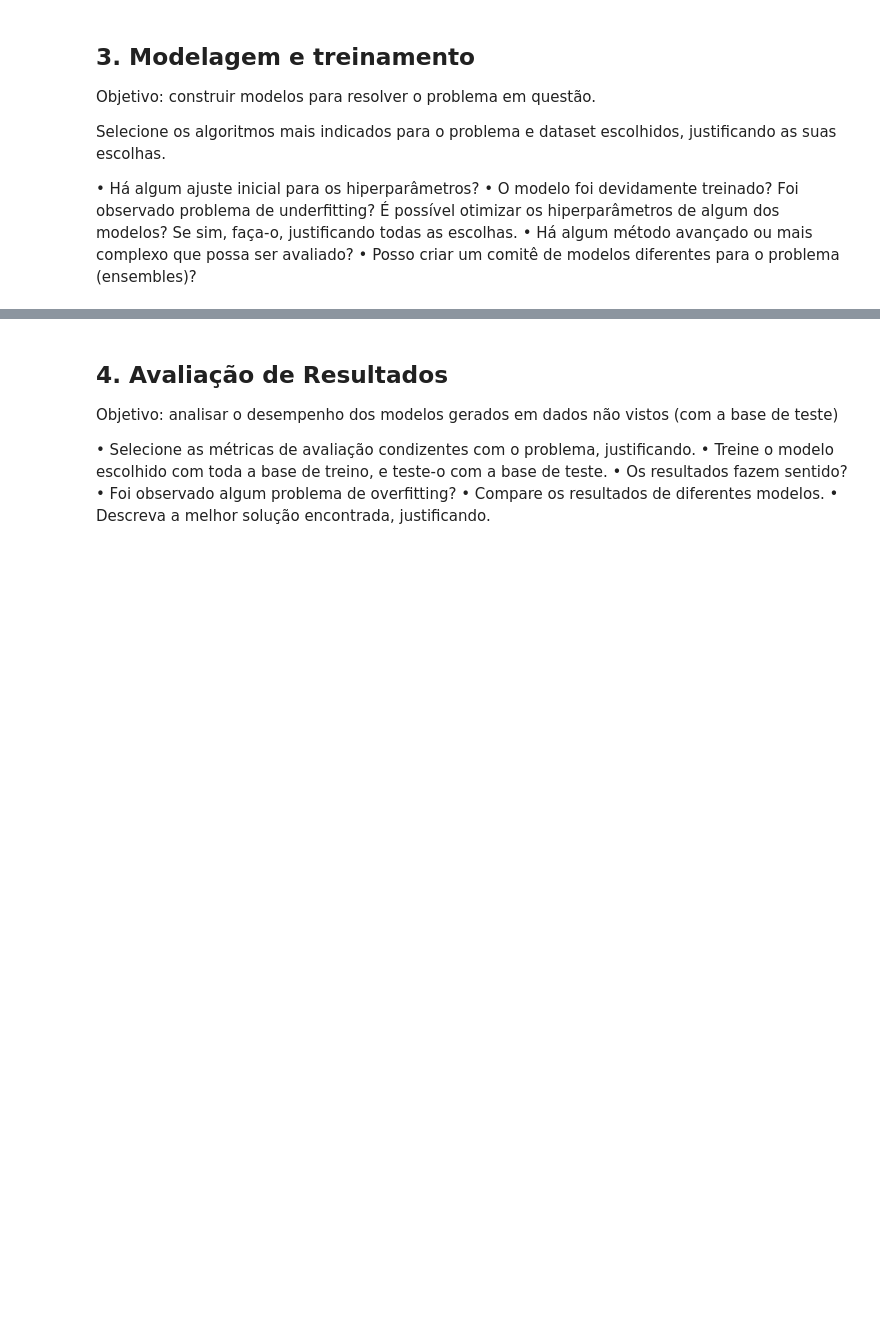
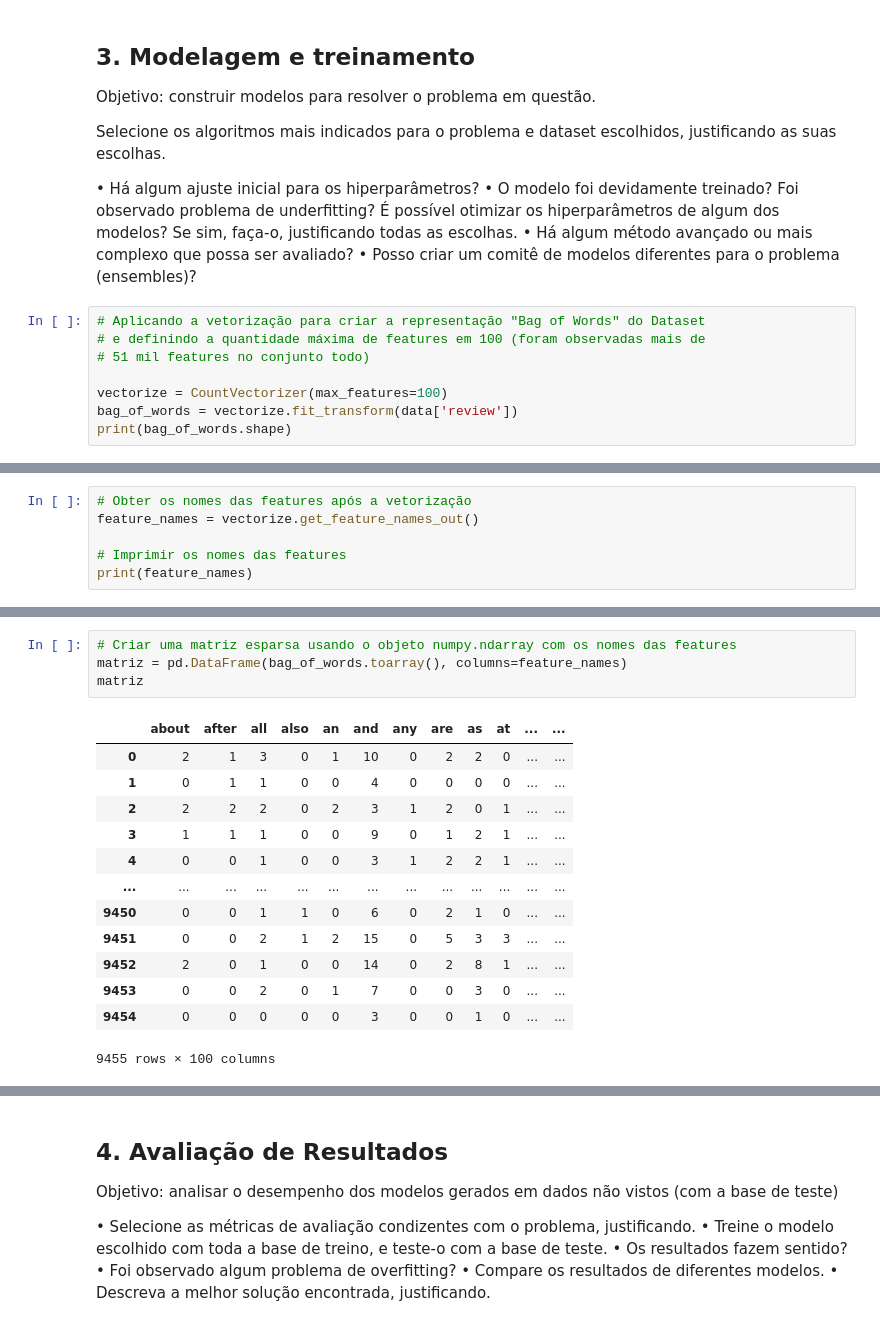
Before and after one commit to simonefmr/global_emissions, a Jupyter notebook: Sprint2_MVP_B_DL.ipynb, the cells around one changed output, grey strips where cells are left out. Cells and saved outputs as stored; diff of their text form; blank space fills up the shorter version.

```diff
--- a/Sprint2_MVP_B_DL.ipynb
+++ b/Sprint2_MVP_B_DL.ipynb
@@ -133,3 +132,11 @@ suas escolhas.
 todas as escolhas.
 • Há algum método avançado ou mais complexo que possa ser avaliado?
 • Posso criar um comitê de modelos diferentes para o problema (ensembles)?
+# %%
+# Aplicando a vetorização para criar a representação "Bag of Words" do Dataset
+# e definindo a quantidade máxima de features em 100 (foram observadas mais de
+# 51 mil features no conjunto todo)
+
+vectorize = CountVectorizer(max_features=100)
+bag_of_words = vectorize.fit_transform(data['review'])
+print(bag_of_words.shape)
@@ -135,0 +145,6 @@ todas as escolhas.
+# %%
+# Obter os nomes das features após a vetorização
+feature_names = vectorize.get_feature_names_out()
+
+# Imprimir os nomes das features
+print(feature_names)
@@ -135,0 +162,18 @@ todas as escolhas.
+# %%
+# Criar uma matriz esparsa usando o objeto numpy.ndarray com os nomes das features
+matriz = pd.DataFrame(bag_of_words.toarray(), columns=feature_names)
+matriz
+# %% [output]
+|  | about | after | all | also | an | and | any | are | as | at | ... | ... |
+| 0 | 2 | 1 | 3 | 0 | 1 | 10 | 0 | 2 | 2 | 0 | ... | ... |
+| 1 | 0 | 1 | 1 | 0 | 0 | 4 | 0 | 0 | 0 | 0 | ... | ... |
+| 2 | 2 | 2 | 2 | 0 | 2 | 3 | 1 | 2 | 0 | 1 | ... | ... |
+| 3 | 1 | 1 | 1 | 0 | 0 | 9 | 0 | 1 | 2 | 1 | ... | ... |
+| 4 | 0 | 0 | 1 | 0 | 0 | 3 | 1 | 2 | 2 | 1 | ... | ... |
+| ... | ... | ... | ... | ... | ... | ... | ... | ... | ... | ... | ... | ... |
+| 9450 | 0 | 0 | 1 | 1 | 0 | 6 | 0 | 2 | 1 | 0 | ... | ... |
+| 9451 | 0 | 0 | 2 | 1 | 2 | 15 | 0 | 5 | 3 | 3 | ... | ... |
+| 9452 | 2 | 0 | 1 | 0 | 0 | 14 | 0 | 2 | 8 | 1 | ... | ... |
+| 9453 | 0 | 0 | 2 | 0 | 1 | 7 | 0 | 0 | 3 | 0 | ... | ... |
+| 9454 | 0 | 0 | 0 | 0 | 0 | 3 | 0 | 0 | 1 | 0 | ... | ... |
+9455 rows × 100 columns
```
Also changed, not shown: parts of 11 cells of this notebook.
